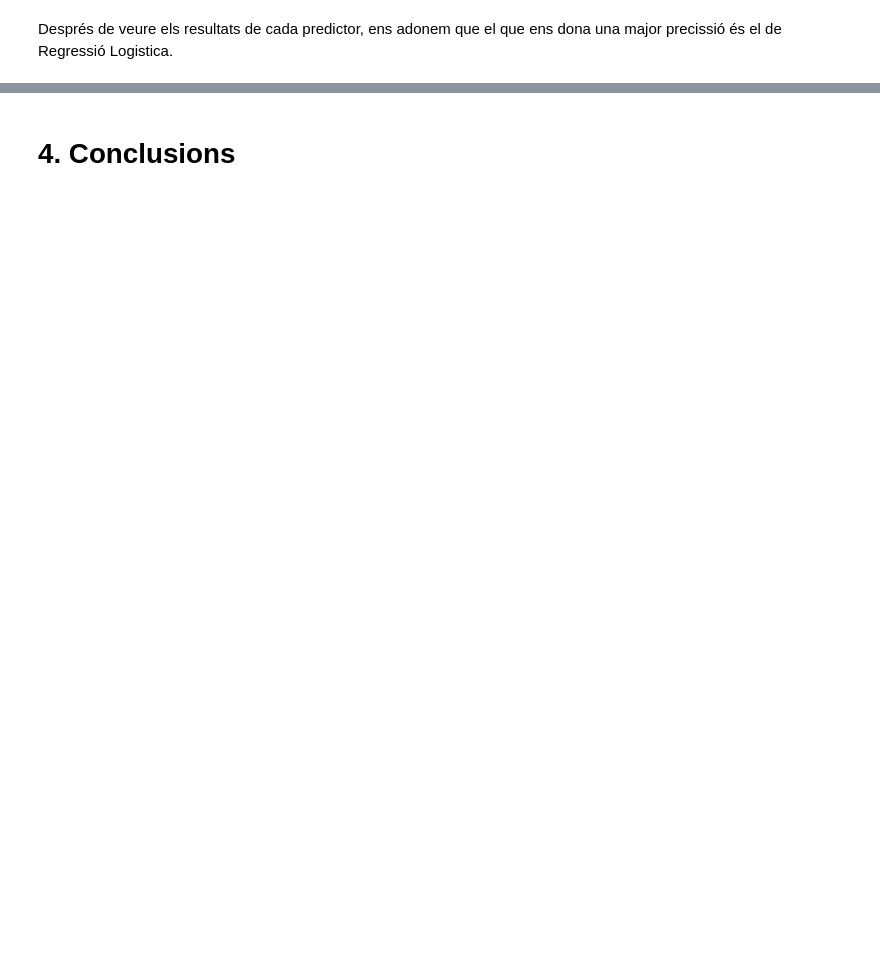
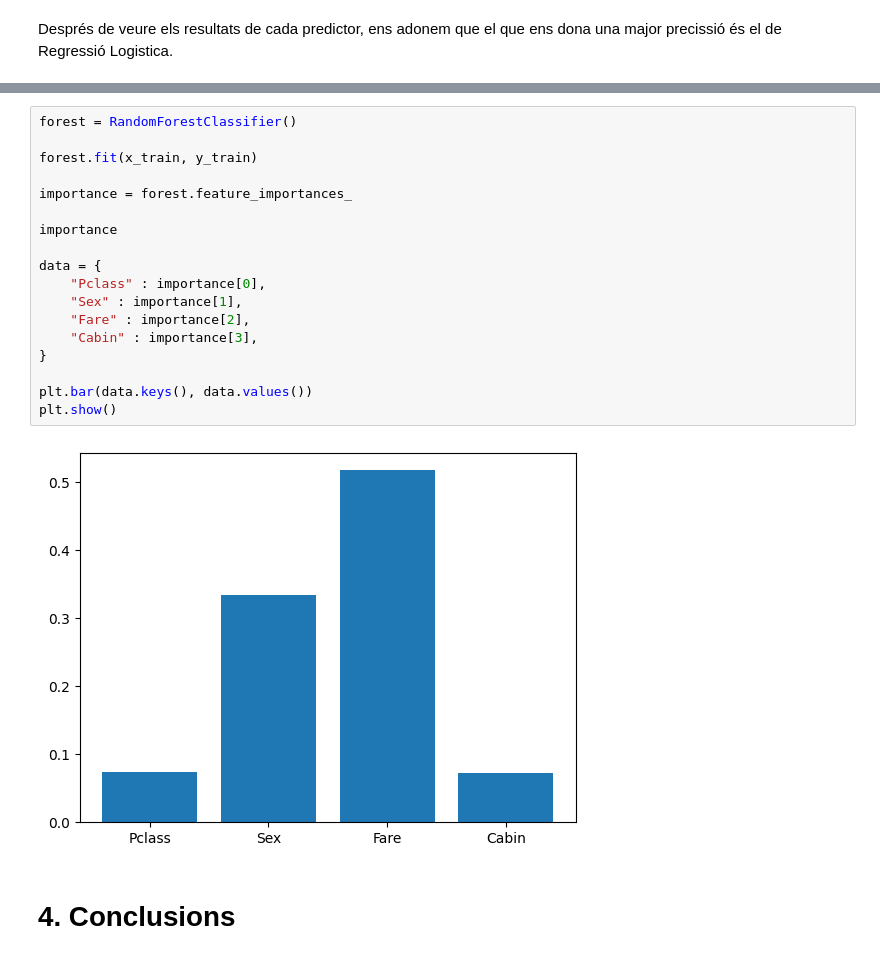
Before and after one commit to Luisbp27/practica2_ia, a Jupyter notebook: src/main.ipynb, the cells around one changed output, grey strips where cells are left out. Saved outputs shown, nothing was run; the diff lists cells and outputs as text; blank space fills up the shorter version.

```diff
--- a/src/main.ipynb
+++ b/src/main.ipynb
@@ -313,2 +396,22 @@ Després de veure els resultats de cada predictor, ens adonem que el que ens don
+# %%
+forest = RandomForestClassifier()
+
+forest.fit(x_train, y_train)
+
+importance = forest.feature_importances_
+
+importance
+
+data = {
+    "Pclass" : importance[0],
+    "Sex" : importance[1],
+    "Fare" : importance[2],
+    "Cabin" : importance[3],
+}
+
+plt.bar(data.keys(), data.values())
+plt.show()
+# %% [output]
+[figure, added]
 # %% [markdown]
 # 4. Conclusions
```
Also changed, not shown: parts of 20 cells of this notebook.
